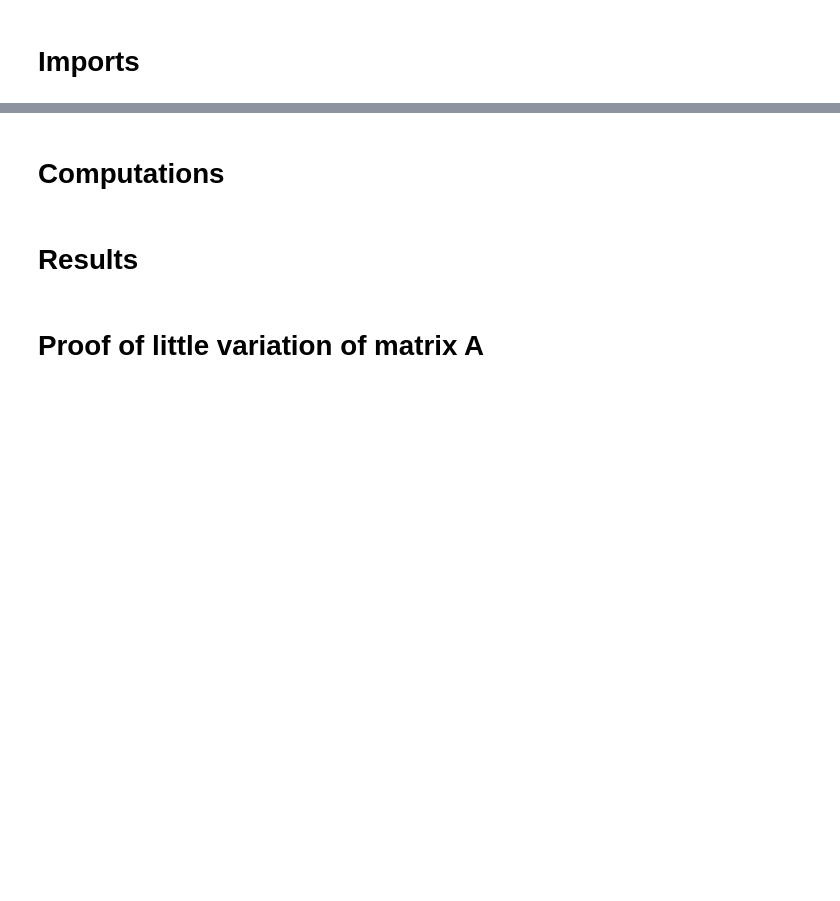
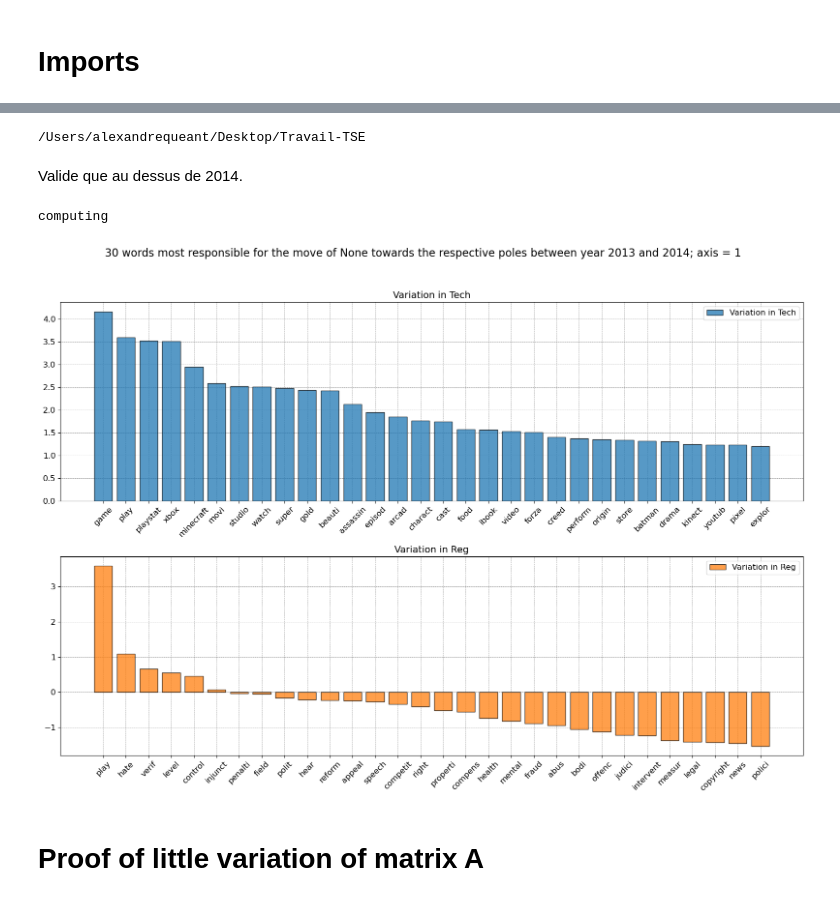
Before and after one commit to alexmaxad/ML-for-political-science, a Jupyter notebook: notebooks/word analysis/axis_variation.ipynb, the cells around one changed output, grey strips where cells are left out. Saved outputs shown, nothing was run; the diff lists cells and outputs as text; code cells hidden in the pictures; blank space fills up the shorter version.

```diff
--- a/notebooks/word analysis/axis_variation.ipynb
+++ b/notebooks/word analysis/axis_variation.ipynb
@@ -116,2 +2,0 @@ def project_variation_on_axis(source:str, year:int, df, number_of_words=20) :
-# %% [markdown]
-# **Computations**
@@ -164,7 +3,20 @@ for k in range(4, 9) :
-# %% [markdown]
-# **Results**
+# %%
+import os
+os.chdir("../..")
+os.chdir(r"src")
+
+from Word_analysis.axis_variation import *
+
+os.chdir("../")
+# %% [output]
+/Users/alexandrequeant/Desktop/Travail-TSE
+# %% [markdown]
+Valide que au dessus de 2014.
 # %%
-project_variation_on_axis(source=None, year=2013, df=df, number_of_words=30)
+axis_variation(1, source=None, year=2014, number_of_words=30, with_parliament=False)
+# %% [output]
+computing
+[figure, added]
 # %% [markdown]
 # **Proof of little variation of matrix A**
 # %%
```
Also changed, not shown: parts of 6 cells of this notebook, 25 other files.
